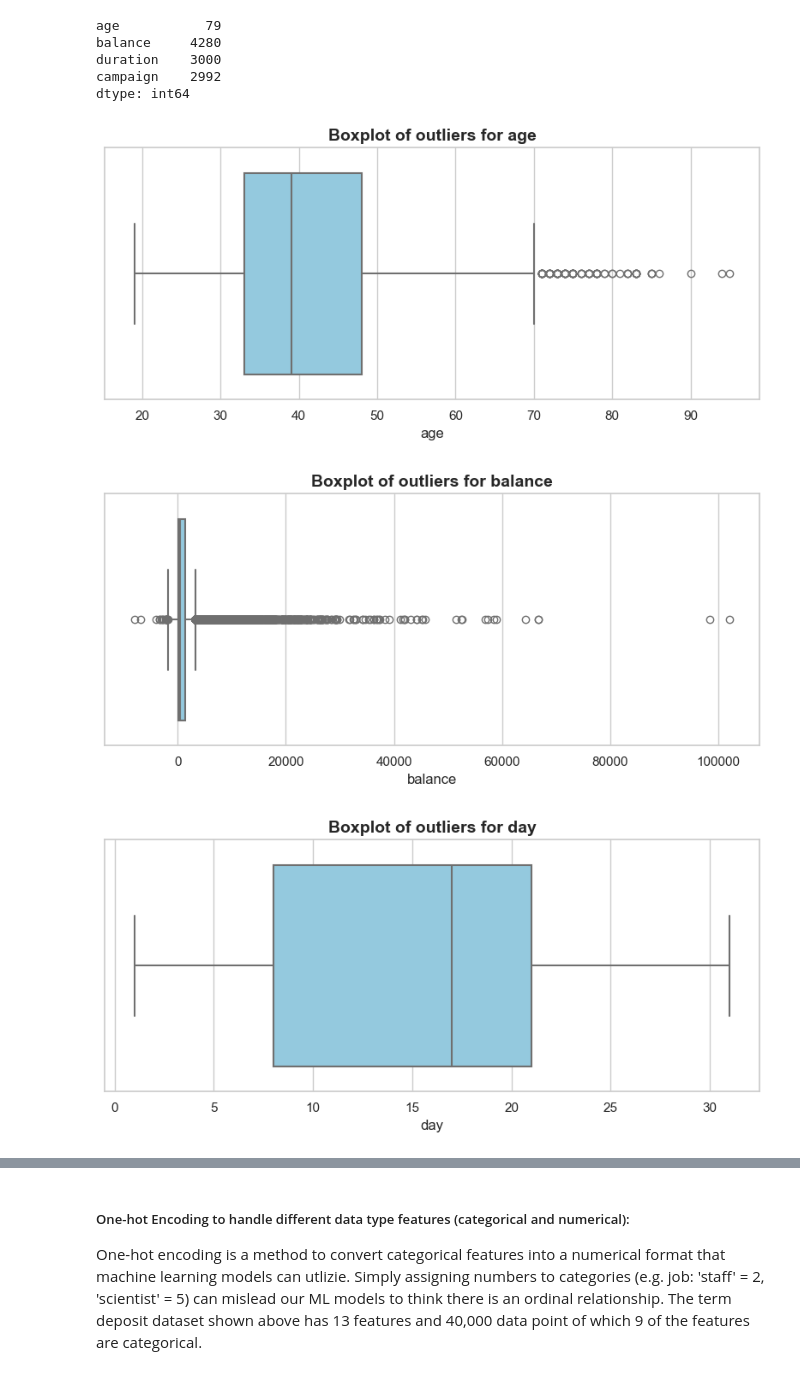
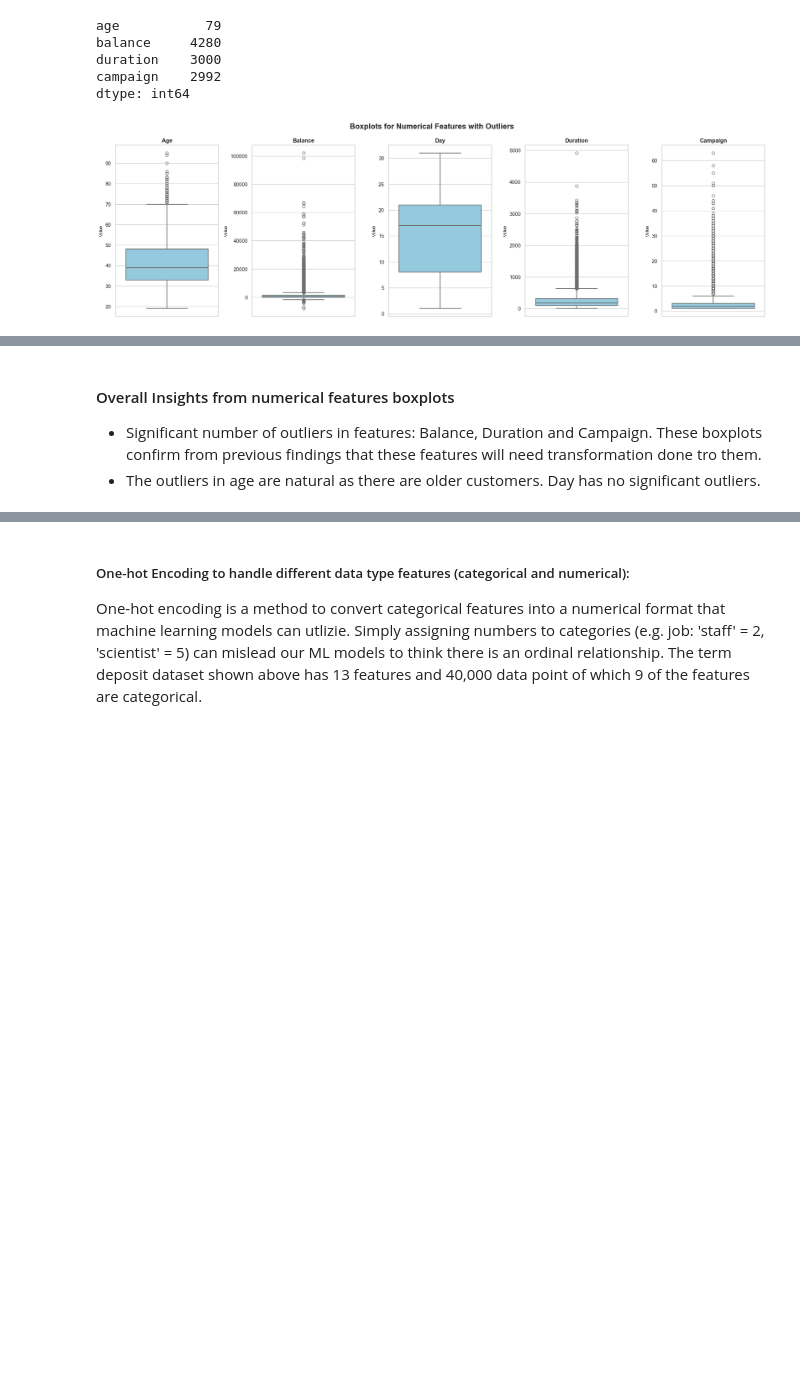
Before and after one commit to Sooihk/Apziva-Project-Term-Deposit-Marketing, a Jupyter notebook: notebooks/term_deposit_marketing.ipynb, the cells around one changed output, grey strips where cells are left out. Cells and saved outputs as stored; diff of their text form; code cells hidden in the pictures; blank space fills up the shorter version.

```diff
--- a/notebooks/term_deposit_marketing.ipynb
+++ b/notebooks/term_deposit_marketing.ipynb
@@ -510,21 +339,25 @@ dtype: int64
 # %%
 # boxplot visualizing
 import pandas as pd
 import matplotlib.pyplot as plt
 import seaborn as sns
 
 def boxplot_outliers(term_deposit, numerical_cols):
     sns.set_theme(style='whitegrid')
-    for num in numerical_cols:
-        plt.figure(figsize=(8,4))
-        sns.boxplot(x=term_deposit[num], color='skyblue', linewidth=1.5)
-        plt.title(f"Boxplot of outliers for {num}", fontsize=14, fontweight='bold')
-        plt.xlabel(num, fontsize=12)
-        plt.tight_layout()
-        plt.show()
+
+    #plt.figure(figsize=(8,4))
+    num_features = len(numerical_cols)
+    # create subplots, arrange boxplots horizontally (1 row, n columns)
+    # each subplot is width 4, height 6, and sharey=False means each plot has it owns y-axis
+    fig, axs = plt.subplots(1,num_features, figsize=(4 * num_features, 6), sharey=False)
+    for i, num in enumerate(numerical_cols):
+        sns.boxplot(y=term_deposit[num], ax=axs[i], color = 'skyblue', linewidth=1.5)
+        axs[i].set_title(f"{num.capitalize()}", fontsize=12, fontweight='bold')
+        axs[i].set_ylabel('Value', fontsize=10)
+    fig.suptitle('Boxplots for Numerical Features with Outliers', fontsize=16, fontweight='bold')
+    plt.tight_layout()
+    plt.show()
 
 boxplot_outliers(term_deposit, numerical_cols)
 # %% [output]
-[figure, old version]
+[figure, new version]
-[figure, removed]
-[figure, removed]
@@ -533 +364,5 @@ boxplot_outliers(term_deposit, numerical_cols)
+# %% [markdown]
+#### Overall Insights from numerical features boxplots
+* Significant number of outliers in features: Balance, Duration and Campaign. These boxplots confirm from previous findings that these features will need transformation done tro them.
+* The outliers in age are natural as there are older customers. Day has no significant outliers.
 # %% [markdown]
```
Also changed, not shown: parts of 15 cells of this notebook.
